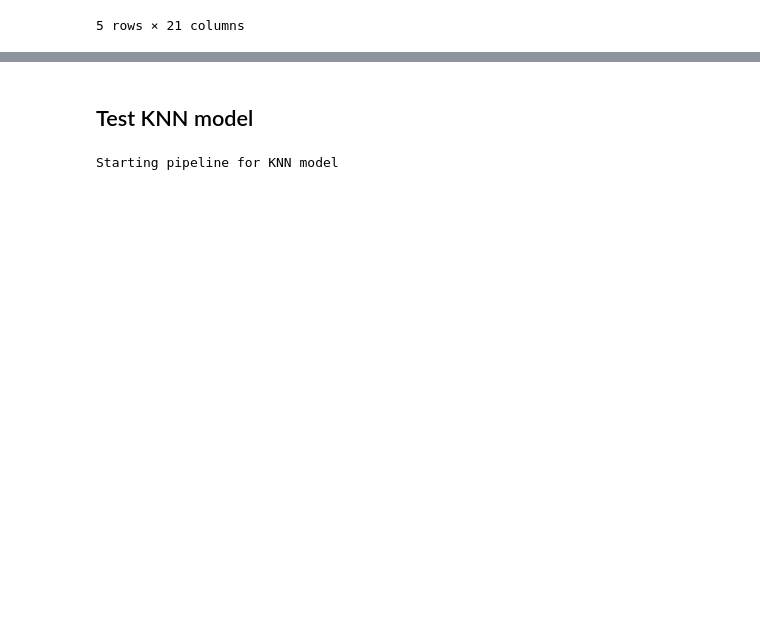
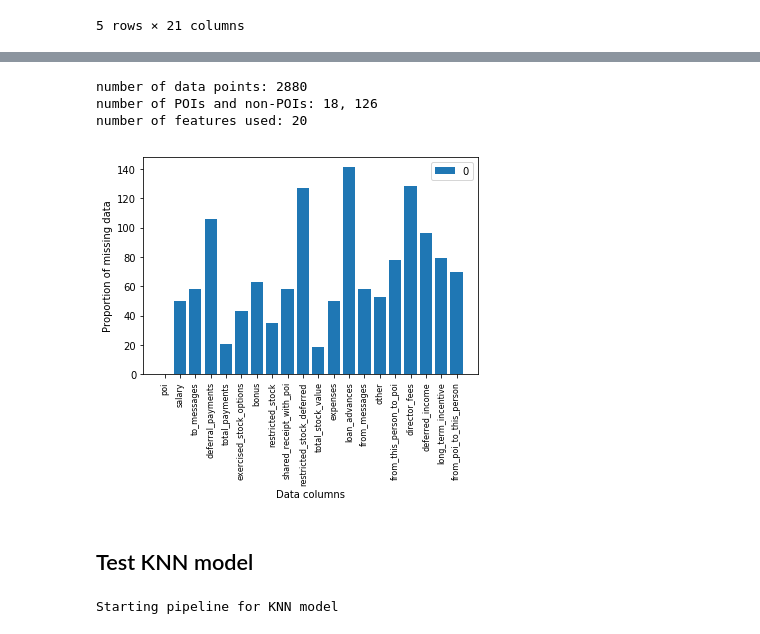
Before and after one commit to geocarvalho/ud120-projects, a Jupyter notebook: final_project/script_test.ipynb, the cells around one changed output, grey strips where cells are left out. Saved outputs shown, nothing was run; the diff lists cells and outputs as text; code cells hidden in the pictures; blank space fills up the shorter version.

```diff
--- a/final_project/script_test.ipynb
+++ b/final_project/script_test.ipynb
@@ -97,30 +98,18 @@ column_list = list(df.columns)
 column_list.remove('poi')
 column_list.remove('email_address')
 # Create feature list with poi at first position
+features_list = []
 features_list = ['poi'] + column_list
 
 # Replance NaN string with np.nan and filter df
 # df = df.replace('NaN', np.nan)
 df = df[features_list]
 
-### Replace missing values in financial data with zeros
-# df[payment_data] = df[payment_data].fillna(value=0)
-# df[stock_data] = df[stock_data].fillna(value=0)
-df[email_data] = df[email_data].replace('NaN', 0)
+### Replace missing values in email data
+df[email_data] = df[email_data].replace('NaN', 0.0)
 
 ### Task 2: Remove outliers
 df.drop(axis=0, labels=['TOTAL','THE TRAVEL AGENCY IN THE PARK'], inplace=True)
-
-### Task 3: Create new feature(s)
-# Add the new email features to the dataframe
-df['to_poi_average'] = df['from_poi_to_this_person'].astype(int) / df['to_messages'].astype(int)
-df['from_poi_average'] = df['from_this_person_to_poi'].astype(int) / df['from_messages'].astype(int)
-df['shared_poi_average'] = df['shared_receipt_with_poi'].astype(int) / df['to_messages'].astype(int)
-
-# Add the new features to the features list
-features_list.append('to_poi_average')
-features_list.append('from_poi_average')
-features_list.append('shared_poi_average')
 
 ### Replace any NaN financial data with a 0
 df.fillna(value=0, inplace=True)
@@ -154,3 +150,34 @@ memory usage: 31.0+ KB
+# %%
+### Return statistics about the dataset
+non_poi, poi = df.poi.value_counts()
+lines, columns = df.shape[0], df.shape[1]
+print 'number of data points: %s' % (lines * columns)
+print 'number of POIs and non-POIs: %s, %s' % (poi, non_poi)
+print 'number of features used: %s' % len(features_list)
+
+# Change object columns to floats
+df[stock_data] = df[stock_data].replace('NaN', 0.0)
+df[payment_data] = df[payment_data].replace('NaN', 0.0)
+# For each column count the missing values
+count_nan = []
+for label in df.columns:
+    miss_val = (df[label] == 0).sum(axis=0)
+    if df[label].dtype == 'bool':
+        count_nan.append(0)
+    else:
+        count_nan.append(miss_val)
+# Plot missing values distribution by columns
+plt.bar(df.columns, count_nan)
+plt.xlabel('Data columns', fontsize=10)
+plt.ylabel('Proportion of missing data', fontsize=10)
+plt.xticks(df.columns, df.columns, rotation=90, fontsize=8)
+plt.legend('0')
+plt.show()
+# %% [output]
+number of data points: 2880
+number of POIs and non-POIs: 18, 126
+number of features used: 20
+[figure, added]
 # %% [markdown]
 ## Test KNN model
 # %%
```
Also changed, not shown: parts of 13 cells of this notebook, 2 other files.
